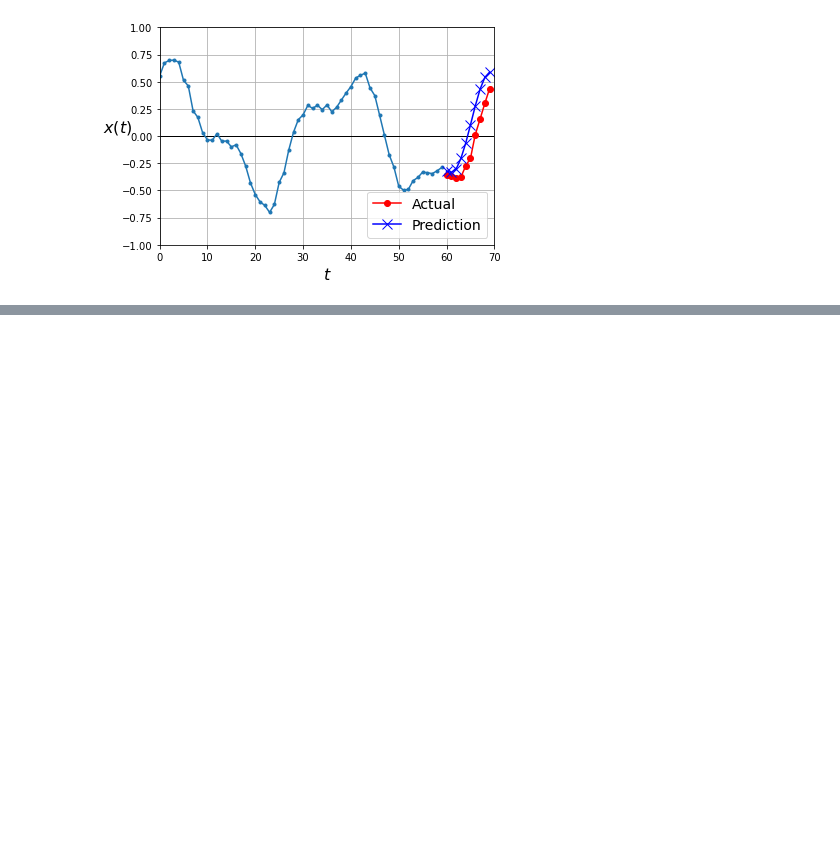
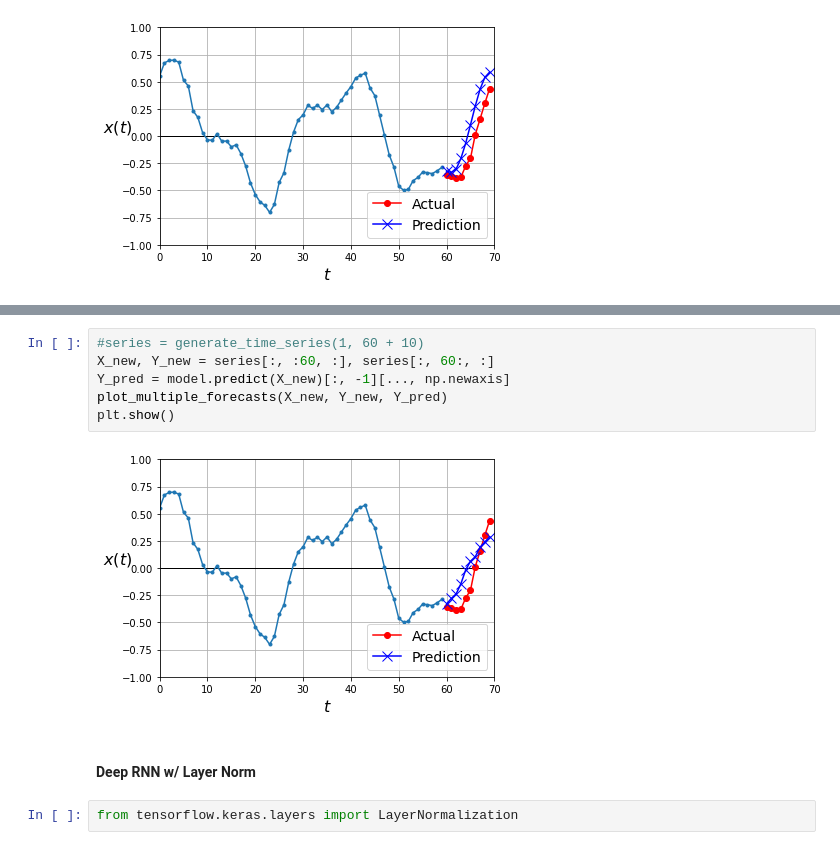
Before and after one commit to agelas/HOML, a Jupyter notebook: SequencesRNN.ipynb, the cells around one changed output, grey strips where cells are left out. Drawn from its saved outputs; the diff is of its cells as text; blank space fills up the shorter version.

```diff
--- a/SequencesRNN.ipynb
+++ b/SequencesRNN.ipynb
@@ -282,0 +329,12 @@ model.evaluate(X_valid, Y_valid)
+# %%
+#series = generate_time_series(1, 60 + 10)
+X_new, Y_new = series[:, :60, :], series[:, 60:, :]
+Y_pred = model.predict(X_new)[:, -1][..., np.newaxis]
+plot_multiple_forecasts(X_new, Y_new, Y_pred)
+plt.show()
+# %% [output]
+[figure, added]
+# %% [markdown]
+<h4>Deep RNN w/ Layer Norm</h4>
+# %%
+from tensorflow.keras.layers import LayerNormalization
```
Also changed, not shown: parts of 23 cells of this notebook.
